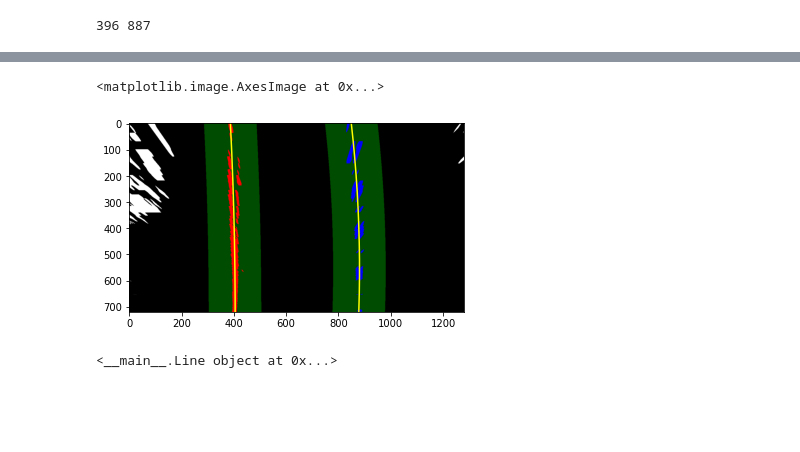
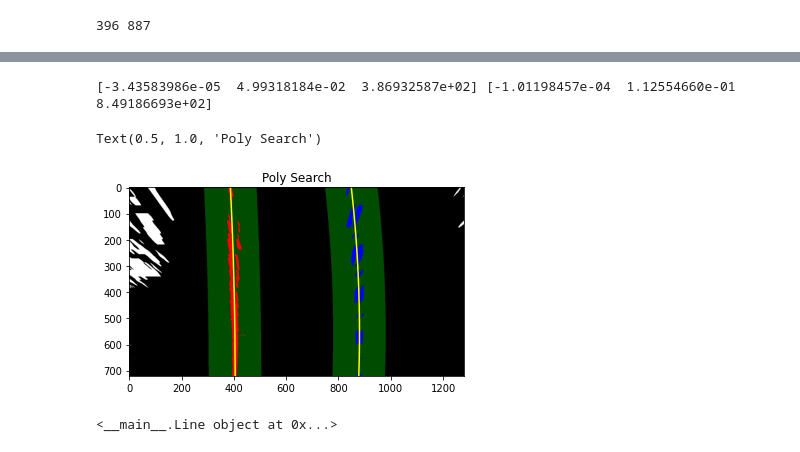
Before and after one commit to SaAmiBo/CarND-Advanced-Lane-Lines, a Jupyter notebook: Code/Pipeline.ipynb, the cells around one changed output, grey strips where cells are left out. Cells and saved outputs as stored; diff of their text form; code cells hidden in the pictures; blank space fills up the shorter version.

```diff
--- a/Code/Pipeline.ipynb
+++ b/Code/Pipeline.ipynb
@@ -318,9 +323,11 @@ def fit_polynomial(binary_warped):
 # %%
 out_img = fit_polynomial(binary_warped)
 plt.imshow(out_img)
+plt.title("Poly Search")
 # %% [output]
-<matplotlib.image.AxesImage at 0x...>
+[-3.43583986e-05  4.99318184e-02  3.86932587e+02] [-1.01198457e-04  1.12554660e-01  8.49186693e+02]
+Text(0.5, 1.0, 'Poly Search')
-[figure, old version]
+[figure, new version]
 # %%
 # Define a class to receive the characteristics of each line detection
 class Line():
```
Also changed, not shown: parts of 3 cells of this notebook, 2 other files.
